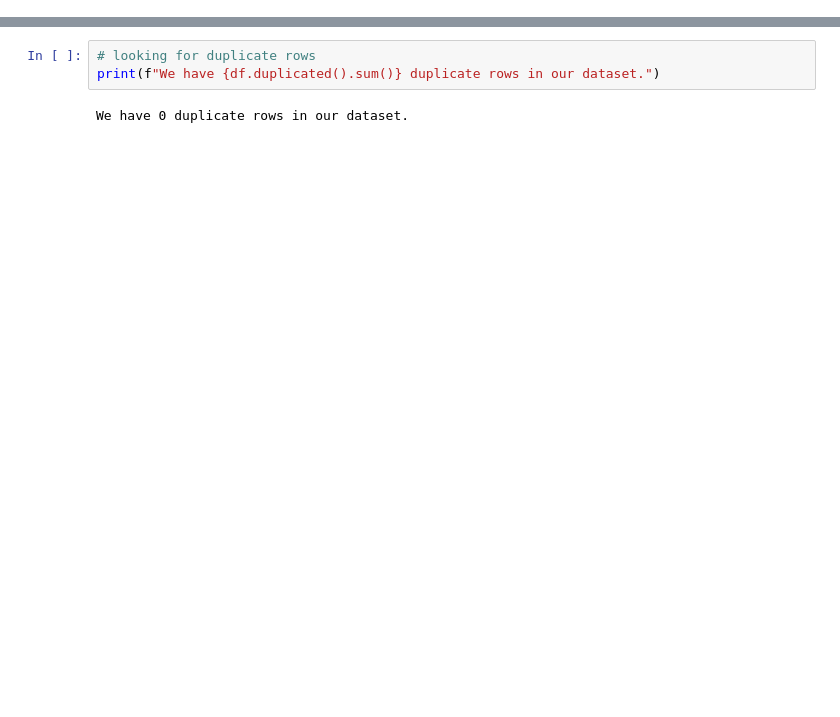
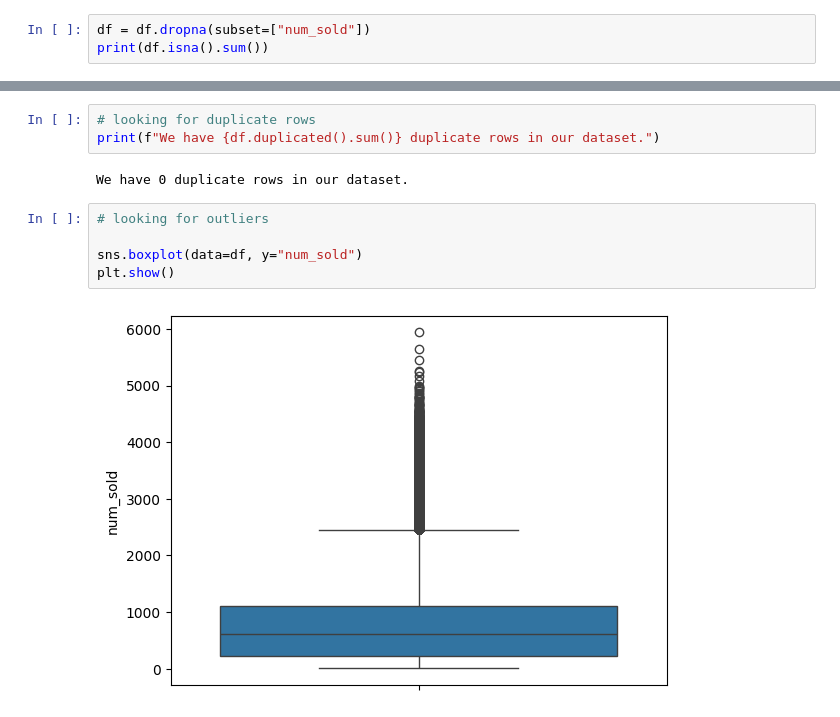
Before and after one commit to tselane2110/Forecasting-Sticker-Sales, a Jupyter notebook: StickerSalesForecasting.ipynb, the cells around one changed output, grey strips where cells are left out. Drawn from its saved outputs; the diff is of its cells as text; blank space fills up the shorter version.

Commit message:
delete: missing values for num_sold

```diff
--- a/StickerSalesForecasting.ipynb
+++ b/StickerSalesForecasting.ipynb
@@ -185,0 +215,3 @@ Missing Values for all columns are:
+# %%
+df = df.dropna(subset=["num_sold"])
+print(df.isna().sum())
@@ -188,3 +244,10 @@ Missing Values for all columns are:
 print(f"We have {df.duplicated().sum()} duplicate rows in our dataset.")
 # %% [output]
 We have 0 duplicate rows in our dataset.
+# %%
+# looking for outliers
+
+sns.boxplot(data=df, y="num_sold")
+plt.show()
+# %% [output]
+[figure, added]
```
Also changed, not shown: parts of 15 cells of this notebook.
